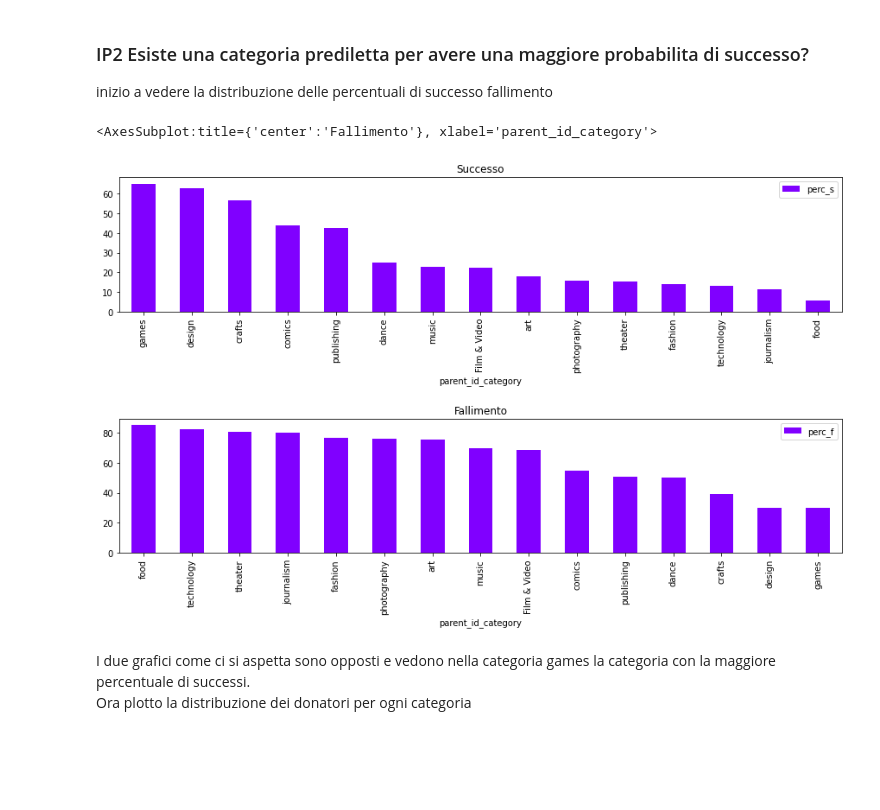
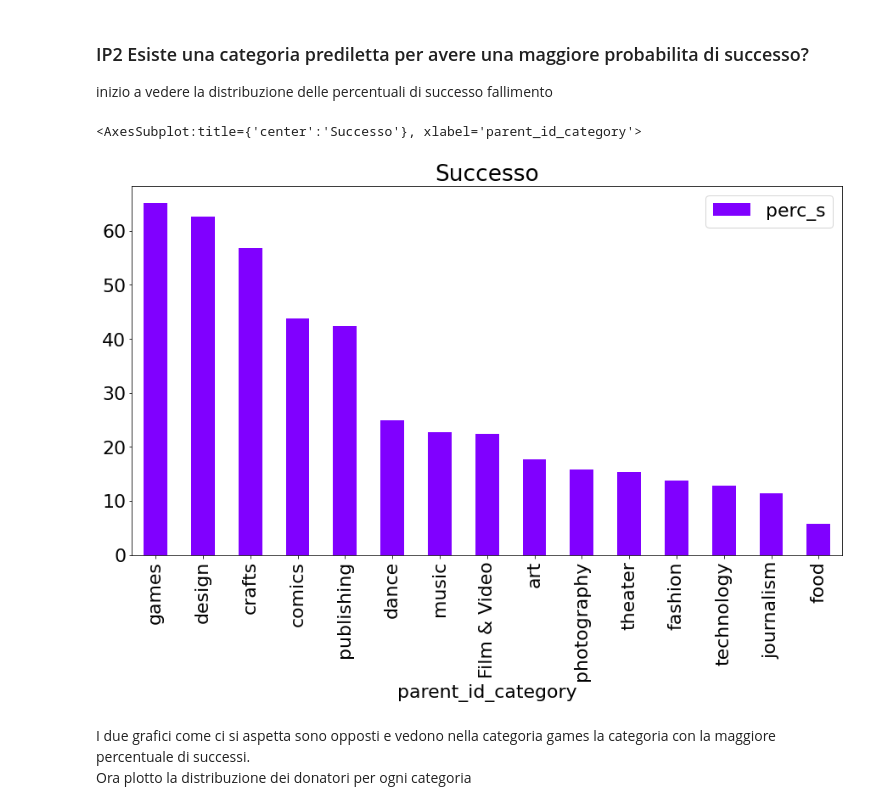
Before and after one commit to AlessandroCapici/Tesi_Triennale, a Jupyter notebook: Analisi dati.ipynb, the cells around one changed output. Saved outputs shown, nothing was run; the diff lists cells and outputs as text; code cells hidden in the pictures; blank space fills up the shorter version.

```diff
--- a/Analisi dati.ipynb
+++ b/Analisi dati.ipynb
@@ -9,7 +9,9 @@ Dopo aver ristrutturato i file sotto forma di dataframe pandas si è deciso di c
 # %%
 import matplotlib.pyplot as plt
 import numpy as np
+import string
 import warnings
+from sklearn import *
 import geopandas as gpd
 from scipy.stats import ttest_ind
 from datetime import datetime
@@ -18,11 +20,17 @@ from scipy.stats import ks_2samp
 import pandas as pd
 import seaborn as sea
 import urllib.request
+from sklearn.model_selection import train_test_split
+from sklearn.metrics import r2_score
+from sklearn.linear_model import LogisticRegression
 import imquality.brisque as brisque
 from pandas.io import sql
 from textblob import TextBlob
 import datetime
 from sqlalchemy import create_engine
+font = {'size'   : 22}
+plt.rc('font', **font)
+warnings.filterwarnings('ignore')
 # %% [markdown]
 #### Connessione al database
 # %%
@@ -202,21 +212,17 @@ inizio a vedere la distribuzione delle percentuali di successo fallimento
 # %%
 query="select parent_id_category, (count(if(l1it.state LIKE '%successful%',1,null))) as perc_s, (count(if(l1it.state LIKE '%failed%' or '%cancelled%',1,null))) as perc_f,count(id) as total from l1it  group by parent_id_category"
 category_perc=sql.read_sql_query(query,engine)
 category_perc['perc_s']=(category_perc['perc_s']/category_perc['total'])*100
 category_perc['perc_f']=(category_perc['perc_f']/category_perc['total'])*100
 
-fig1, axs = plt.subplots(2,1,figsize=(15,8))
-axs = axs.flatten()
+fig1, axs = plt.subplots(1,1,figsize=(15,8))
 fig1.subplots_adjust(hspace=0.8)
-axs[0].set_title("Successo")
-axs[1].set_title("Fallimento")
+axs.set_title("Successo")
 category_perc=category_perc.sort_values(by=['perc_s'],ascending=False)
-category_perc.plot(x='parent_id_category',y='perc_s',kind='bar',ax=axs[0],colormap='rainbow')
-category_perc=category_perc.sort_values(by=['perc_f'],ascending=False)
-category_perc.plot(x='parent_id_category',y='perc_f',kind='bar',ax=axs[1],colormap='rainbow')
+category_perc.plot(x='parent_id_category',y='perc_s',kind='bar',ax=axs,colormap='rainbow')
 # %% [output]
-<AxesSubplot:title={'center':'Fallimento'}, xlabel='parent_id_category'>
+<AxesSubplot:title={'center':'Successo'}, xlabel='parent_id_category'>
-[figure, old version]
+[figure, new version]
 # %% [markdown]
 I due grafici come ci si aspetta sono opposti e vedono nella categoria games la categoria con la maggiore percentuale di successi.
 Ora plotto la distribuzione dei donatori per ogni categoria
```
Also changed, not shown: parts of 71 cells of this notebook.
